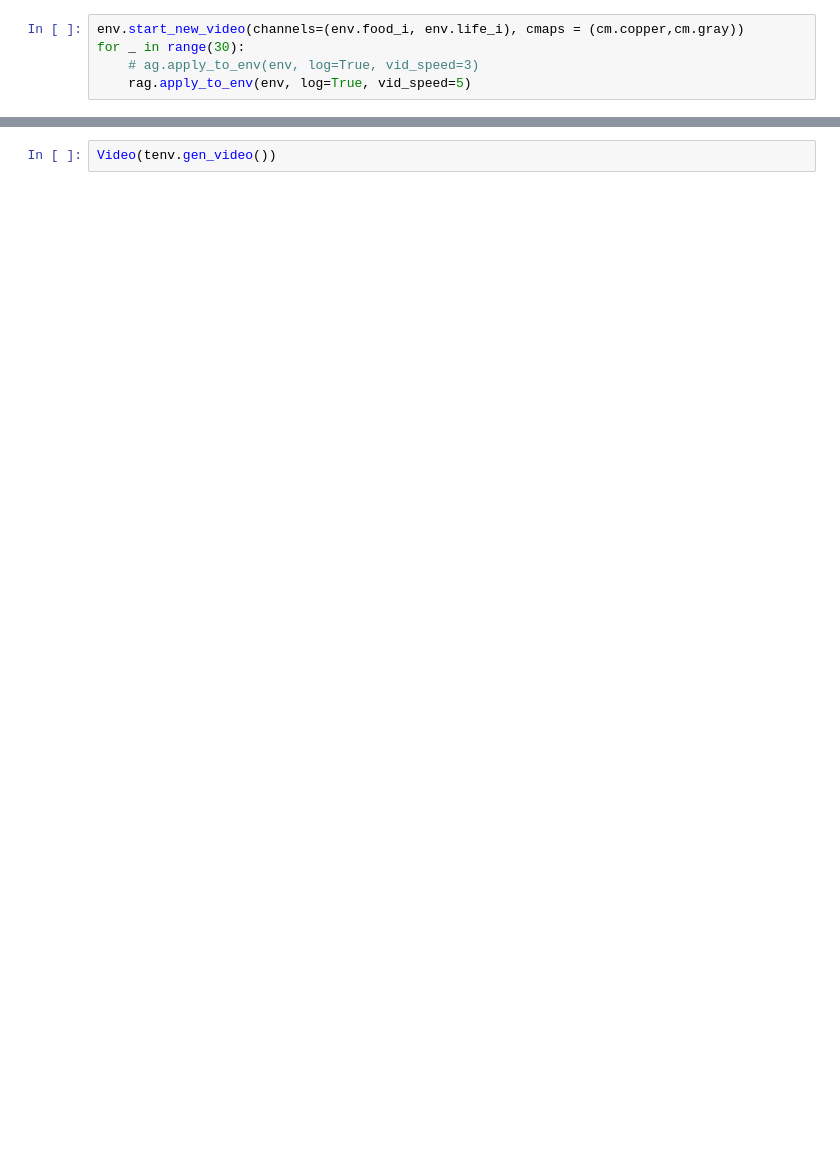
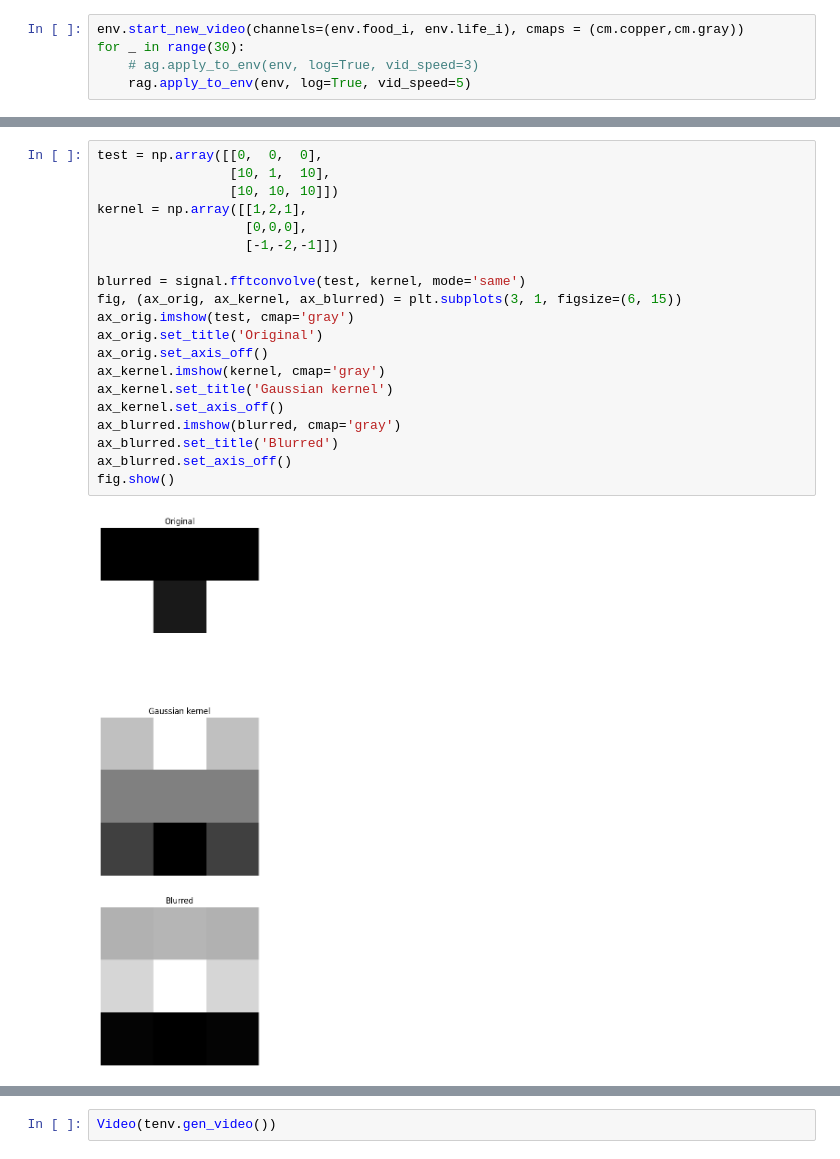
Before and after one commit to abarbieu/slime_mold_nca, a Jupyter notebook: slime.ipynb, the cells around one changed output, grey strips where cells are left out. Drawn from its saved outputs; the diff is of its cells as text; blank space fills up the shorter version.

```diff
--- a/slime.ipynb
+++ b/slime.ipynb
@@ -118 +177,23 @@ ENVIRONMENT: test_F_4-L_1
+# %%
+test = np.array([[0,  0,  0],
+                 [10, 1,  10],
+                 [10, 10, 10]])
+kernel = np.array([[1,2,1],
+                   [0,0,0],
+                   [-1,-2,-1]])
+
+blurred = signal.fftconvolve(test, kernel, mode='same')
+fig, (ax_orig, ax_kernel, ax_blurred) = plt.subplots(3, 1, figsize=(6, 15))
+ax_orig.imshow(test, cmap='gray')
+ax_orig.set_title('Original')
+ax_orig.set_axis_off()
+ax_kernel.imshow(kernel, cmap='gray')
+ax_kernel.set_title('Gaussian kernel')
+ax_kernel.set_axis_off()
+ax_blurred.imshow(blurred, cmap='gray')
+ax_blurred.set_title('Blurred')
+ax_blurred.set_axis_off()
+fig.show()
+# %% [output]
+[figure, added]
 # %%
```
Also changed, not shown: parts of 15 cells of this notebook, 1 other file.
